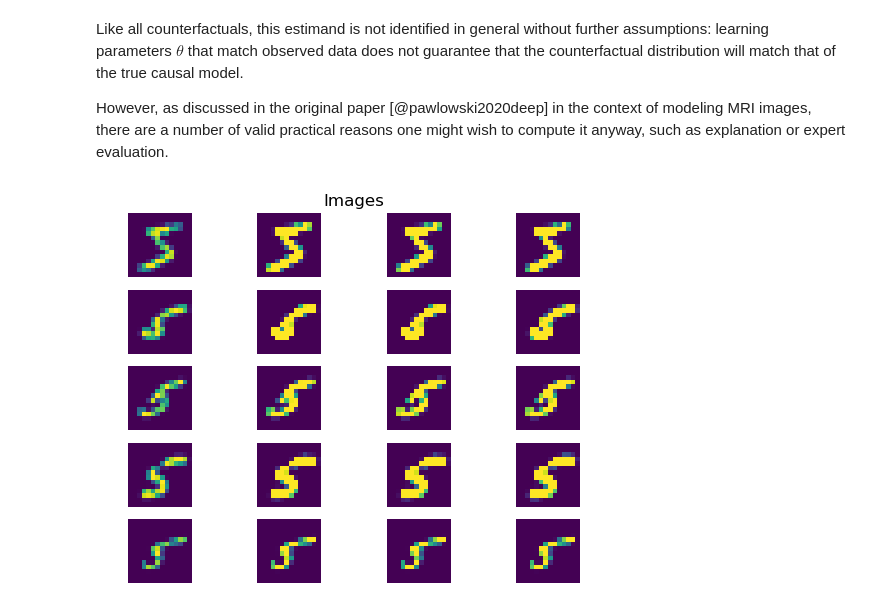
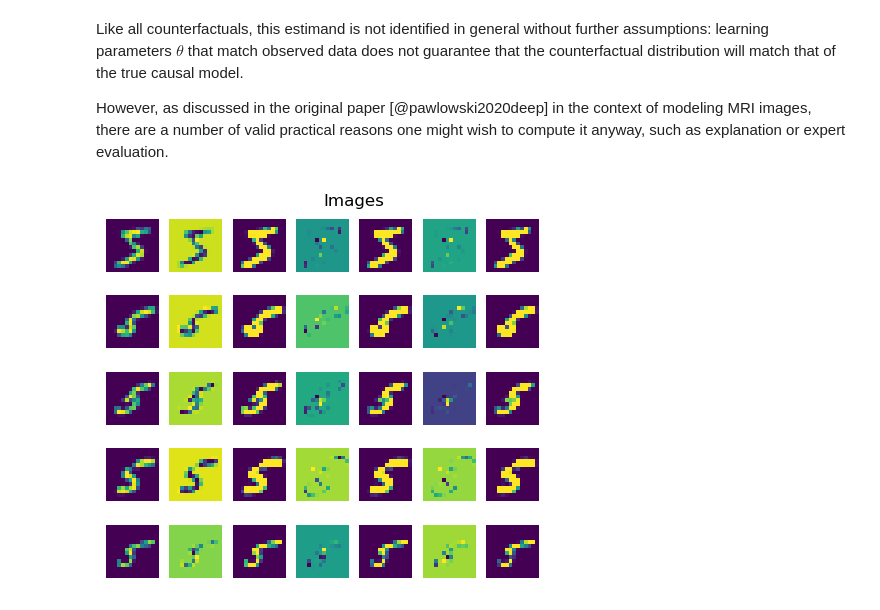
Before and after one commit to BasisResearch/chirho, a Jupyter notebook: docs/source/deepscm.ipynb, the cells around one changed output. Cells and saved outputs as stored; diff of their text form; code cells hidden in the pictures.

Commit message:
visualize differences

```diff
--- a/docs/source/deepscm.ipynb
+++ b/docs/source/deepscm.ipynb
@@ -112,7 +108,7 @@ defining a causal generative model over digits that contains endogenous
 variables to control the width $t$ and intensity $i$ of the stroke:
 # %%
 class ConstantParamTransformModule(dist.torch_transform.TransformModule):
-    def __init__(self, transform: Transforms.Transform):
+    def __init__(self, transform: dist.transforms.Transform):
         super().__init__()
         self._transform = transform
         self.domain = transform.domain
@@ -436,7 +432,7 @@ class ImageTransform(ConditionalComposeTransformModule):
 # %% [markdown]
 With all of these components defined, we can finally define the high-level causal model we'll be using:
 # %%
-class DeepSCM(PyroModule):
+class DeepSCM(pyro.nn.PyroModule):
 
     thickness_support = dist.constraints.positive
     intensity_support = dist.constraints.positive
@@ -689,20 +649,22 @@ class DeepSCMReparam(pyro.infer.reparam.reparam.Reparam):
 # %%
-class CounterfactualDeepSCM(PyroModule):
+import contextlib
+
+class CounterfactualDeepSCM(pyro.nn.PyroModule):
     def __init__(self, model: DeepSCM):
         super().__init__()
         self.model = model
 
-    def forward(self, x_obs: torch.Tensor, i_act: torch.Tensor):
-        with pyro.poutine.reparam(config={"X": DeepSCMReparam()}), \
-                MultiWorldCounterfactual(-2), \
-                pyro.poutine.infer_config(config_fn=lambda msg: {"_cf_conditioned": True} if msg["name"] == "X" else {}), \
+    def forward(self, x_obs: torch.Tensor, i_act: Optional[torch.Tensor], t_act: Optional[torch.Tensor]):
+        assert i_act is not None or t_act is not None
+        with MultiWorldCounterfactual(first_available_dim=-2), \
                 pyro.plate("observations", size=x_obs.shape[0], dim=-1), \
-                do(actions={"I": i_act}), \
-                pyro.condition(data={"X": x_obs[None, ...].expand((2,) + x_obs.shape)}):
+                do(actions={"I": i_act}) if i_act is not None else contextlib.nullcontext(), \
+                do(actions={"T": t_act}) if t_act is not None else contextlib.nullcontext(), \
+                pyro.condition(data={"X": x_obs}):
             return self.model()
 
 cf_model = CounterfactualDeepSCM(model)
-pyro.render_model(cf_model, model_args=(images[:1], intensity[:1]))
+pyro.render_model(cf_model, model_args=(images[:1], intensity[:1], None))
 # %% [output]
 [drawing not drawn]
 # %% [markdown]
@@ -718,22 +680,30 @@ compute it anyway, such as explanation or expert evaluation.
 # %%
 num_data, num_samples = 5, 4
 
 observed_images = images[:num_data]
-intervened_intensity = intensity[:num_data] * 0 + 200
+intervened_intensity = torch.linspace(10., 360., num_samples)[..., None]
+intervened_thickness = torch.linspace(0.1, 8., num_samples)[..., None]
 
-cf_predictive = pyro.infer.Predictive(cf_model, guide=lambda *args: None, num_samples=num_samples, parallel=True).to(device=torch.device("cpu"))
-samples = cf_predictive(observed_images, intervened_intensity)
+cf_predictive = pyro.infer.Predictive(cf_model, guide=lambda *args: None, num_samples=10, parallel=True).to(device=torch.device("cpu"))
+samples = cf_predictive(observed_images, intervened_intensity[0:1], None)
 
 fig = plt.figure()
 plt.title("Images")
 plt.axis("off")
 for i in range(num_data):
-    fig.add_subplot(num_data, num_samples, num_samples * i + 1)
-    plt.imshow(samples["X"][0, 0, i].squeeze())
+    fig.add_subplot(num_data, 2 * num_samples, 2 * num_samples * i + 1)
+    plt.imshow(samples["X"].mean(0)[0, i].squeeze())
     plt.axis("off")
+
+    cf_prev = samples["X"][:, 0:1, i:i+1]
     for s in range(1, num_samples):
-        fig.add_subplot(num_data, num_samples, num_samples * i + 1 + s)
-        plt.imshow(samples["X"][s, 1, i].squeeze())
+        cf_samples = cf_predictive(observed_images[i:i+1], intervened_intensity[s:s+1], None)["X"]
+        cf_diff, cf_prev = cf_samples - cf_prev, cf_samples
+        fig.add_subplot(num_data, 2 * num_samples, 2 * num_samples * i + 1 + 2 * s - 1)
+        plt.imshow(cf_diff.mean(0)[1].squeeze())
         plt.axis("off")
+        fig.add_subplot(num_data, 2 * num_samples, 2 * num_samples * i + 1 + 2 * s)
+        plt.imshow(cf_samples.mean(0)[1].squeeze())
+        plt.axis("off")
 # %% [output]
-[figure, old version]
+[figure, new version]
```
Also changed, not shown: parts of 6 cells of this notebook.
